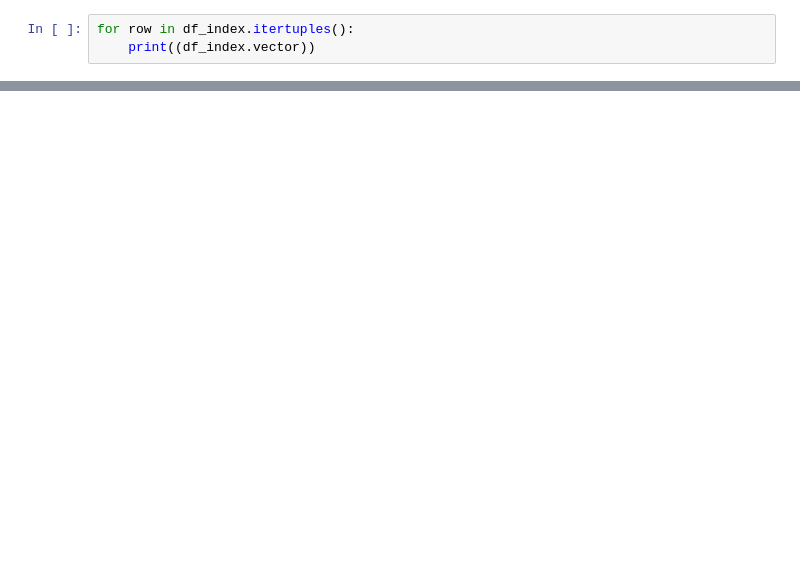
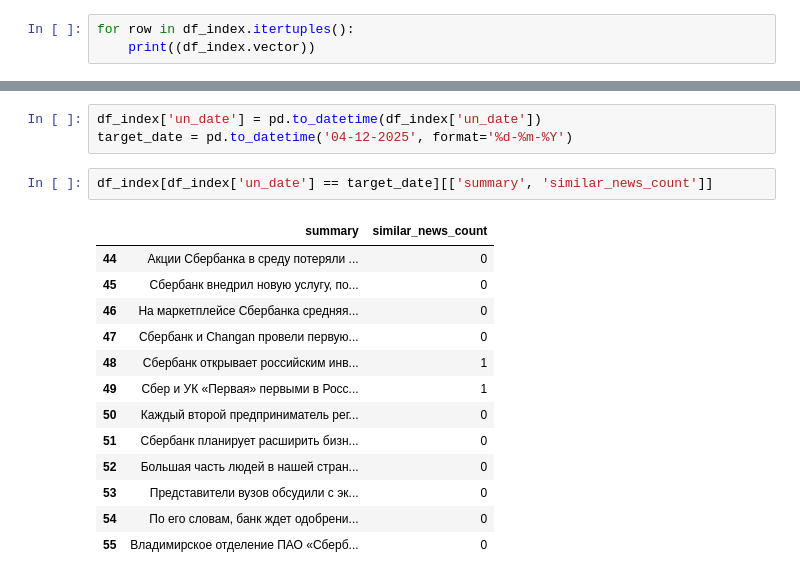
Before and after one commit to dmitriyjopov/OptionsNewsIndicator, a Jupyter notebook: news_indicator_microsoft.ipynb, the cells around one changed output, grey strips where cells are left out. Saved outputs shown, nothing was run; the diff lists cells and outputs as text; blank space fills up the shorter version.

```diff
--- a/news_indicator_microsoft.ipynb
+++ b/news_indicator_microsoft.ipynb
@@ -830,0 +909,19 @@ df_index[df_index['similar_news_count'] > 0]\
+# %%
+df_index['un_date'] = pd.to_datetime(df_index['un_date'])
+target_date = pd.to_datetime('04-12-2025', format='%d-%m-%Y')
+# %%
+df_index[df_index['un_date'] == target_date][['summary', 'similar_news_count']]
+# %% [output]
+|  | summary | similar_news_count |
+| 44 | Акции Сбербанка в среду потеряли ... | 0 |
+| 45 | Сбербанк внедрил новую услугу, по... | 0 |
+| 46 | На маркетплейсе Сбербанка средняя... | 0 |
+| 47 | Сбербанк и Changan провели первую... | 0 |
+| 48 | Сбербанк открывает российским инв... | 1 |
+| 49 | Сбер и УК «Первая» первыми в Росс... | 1 |
+| 50 | Каждый второй предприниматель рег... | 0 |
+| 51 | Сбербанк планирует расширить бизн... | 0 |
+| 52 | Большая часть людей в нашей стран... | 0 |
+| 53 | Представители вузов обсудили с эк... | 0 |
+| 54 | По его словам, банк ждет одобрени... | 0 |
+| 55 | Владимирское отделение ПАО «Сберб... | 0 |
```
Also changed, not shown: parts of 13 cells of this notebook.
